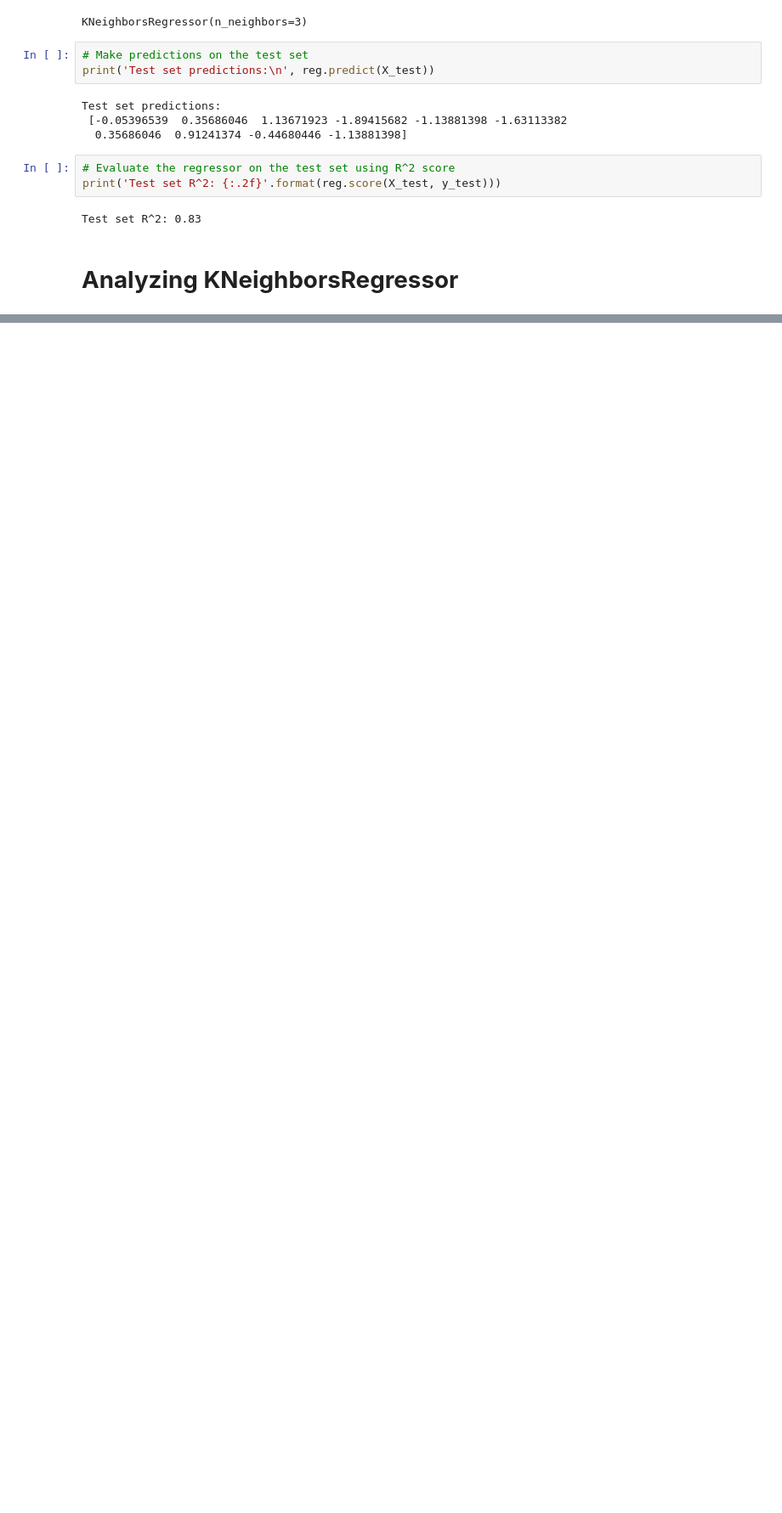
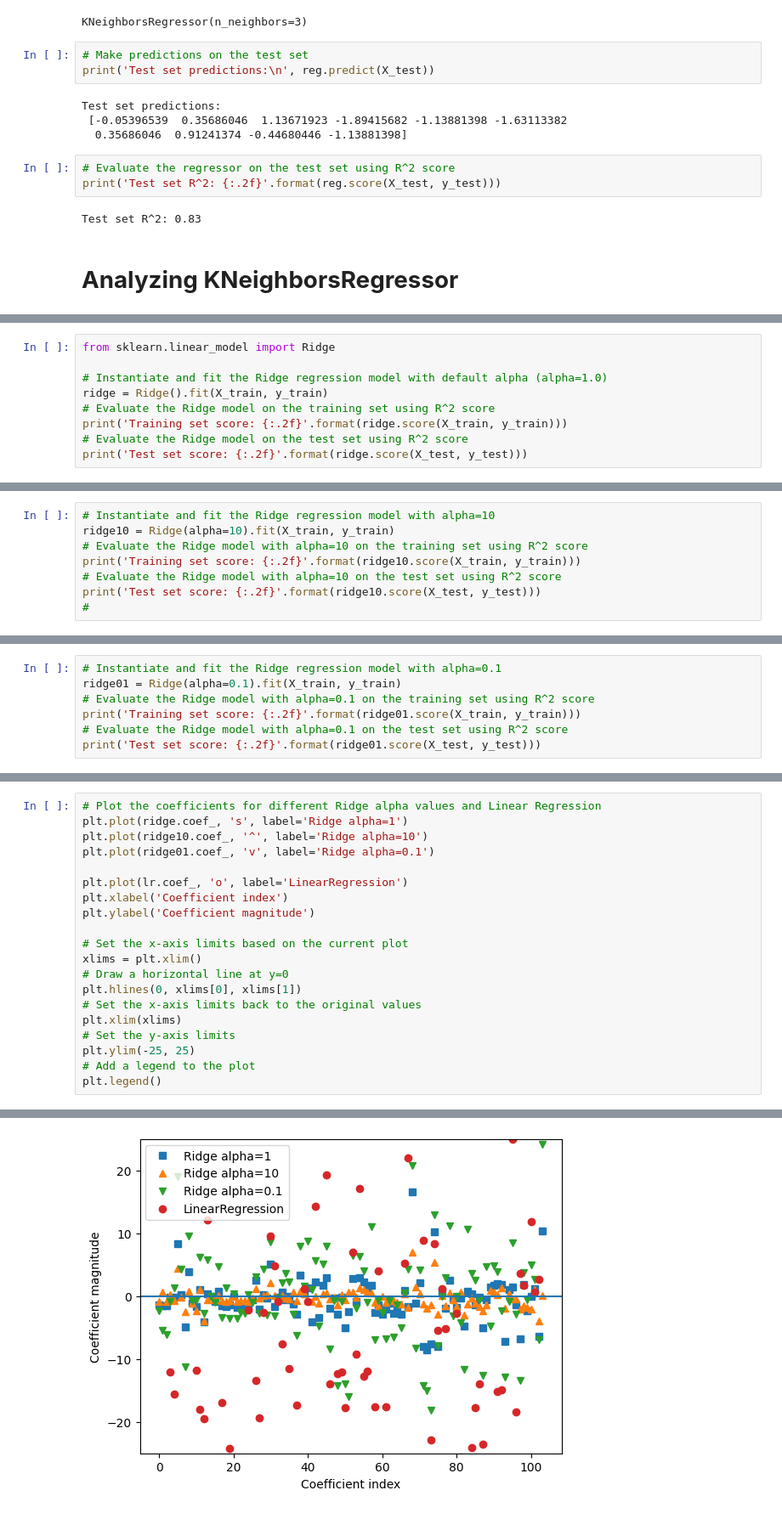
Before and after one commit to Saifullah785/intro-to-ml-with-python-notes-practice, a Jupyter notebook: Chapter_02_Supervised_Learning/Chapter_02_Supervised_Learning.ipynb, the cells around one changed output, grey strips where cells are left out. Shown at 85% size. Saved outputs shown, nothing was run; the diff lists cells and outputs as text; blank space fills up the shorter version.

```diff
--- a/Chapter_02_Supervised_Learning/Chapter_02_Supervised_Learning.ipynb
+++ b/Chapter_02_Supervised_Learning/Chapter_02_Supervised_Learning.ipynb
@@ -278,0 +347,9 @@ axes[0].legend(["Model predictions", "Training data/target",
+# %%
+from sklearn.linear_model import Ridge
+
+# Instantiate and fit the Ridge regression model with default alpha (alpha=1.0)
+ridge = Ridge().fit(X_train, y_train)
+# Evaluate the Ridge model on the training set using R^2 score
+print('Training set score: {:.2f}'.format(ridge.score(X_train, y_train)))
+# Evaluate the Ridge model on the test set using R^2 score
+print('Test set score: {:.2f}'.format(ridge.score(X_test, y_test)))
@@ -278,0 +359,8 @@ axes[0].legend(["Model predictions", "Training data/target",
+# %%
+# Instantiate and fit the Ridge regression model with alpha=10
+ridge10 = Ridge(alpha=10).fit(X_train, y_train)
+# Evaluate the Ridge model with alpha=10 on the training set using R^2 score
+print('Training set score: {:.2f}'.format(ridge10.score(X_train, y_train)))
+# Evaluate the Ridge model with alpha=10 on the test set using R^2 score
+print('Test set score: {:.2f}'.format(ridge10.score(X_test, y_test)))
+#
@@ -278,0 +370,7 @@ axes[0].legend(["Model predictions", "Training data/target",
+# %%
+# Instantiate and fit the Ridge regression model with alpha=0.1
+ridge01 = Ridge(alpha=0.1).fit(X_train, y_train)
+# Evaluate the Ridge model with alpha=0.1 on the training set using R^2 score
+print('Training set score: {:.2f}'.format(ridge01.score(X_train, y_train)))
+# Evaluate the Ridge model with alpha=0.1 on the test set using R^2 score
+print('Test set score: {:.2f}'.format(ridge01.score(X_test, y_test)))
@@ -278,0 +380,21 @@ axes[0].legend(["Model predictions", "Training data/target",
+# %%
+# Plot the coefficients for different Ridge alpha values and Linear Regression
+plt.plot(ridge.coef_, 's', label='Ridge alpha=1')
+plt.plot(ridge10.coef_, '^', label='Ridge alpha=10')
+plt.plot(ridge01.coef_, 'v', label='Ridge alpha=0.1')
+
+plt.plot(lr.coef_, 'o', label='LinearRegression')
+plt.xlabel('Coefficient index')
+plt.ylabel('Coefficient magnitude')
+
+# Set the x-axis limits based on the current plot
+xlims = plt.xlim()
+# Draw a horizontal line at y=0
+plt.hlines(0, xlims[0], xlims[1])
+# Set the x-axis limits back to the original values
+plt.xlim(xlims)
+# Set the y-axis limits
+plt.ylim(-25, 25)
+# Add a legend to the plot
+plt.legend()
+# %% [output]
@@ -278,0 +402 @@ axes[0].legend(["Model predictions", "Training data/target",
+[figure, added]
```
Also changed, not shown: parts of 22 cells of this notebook.
